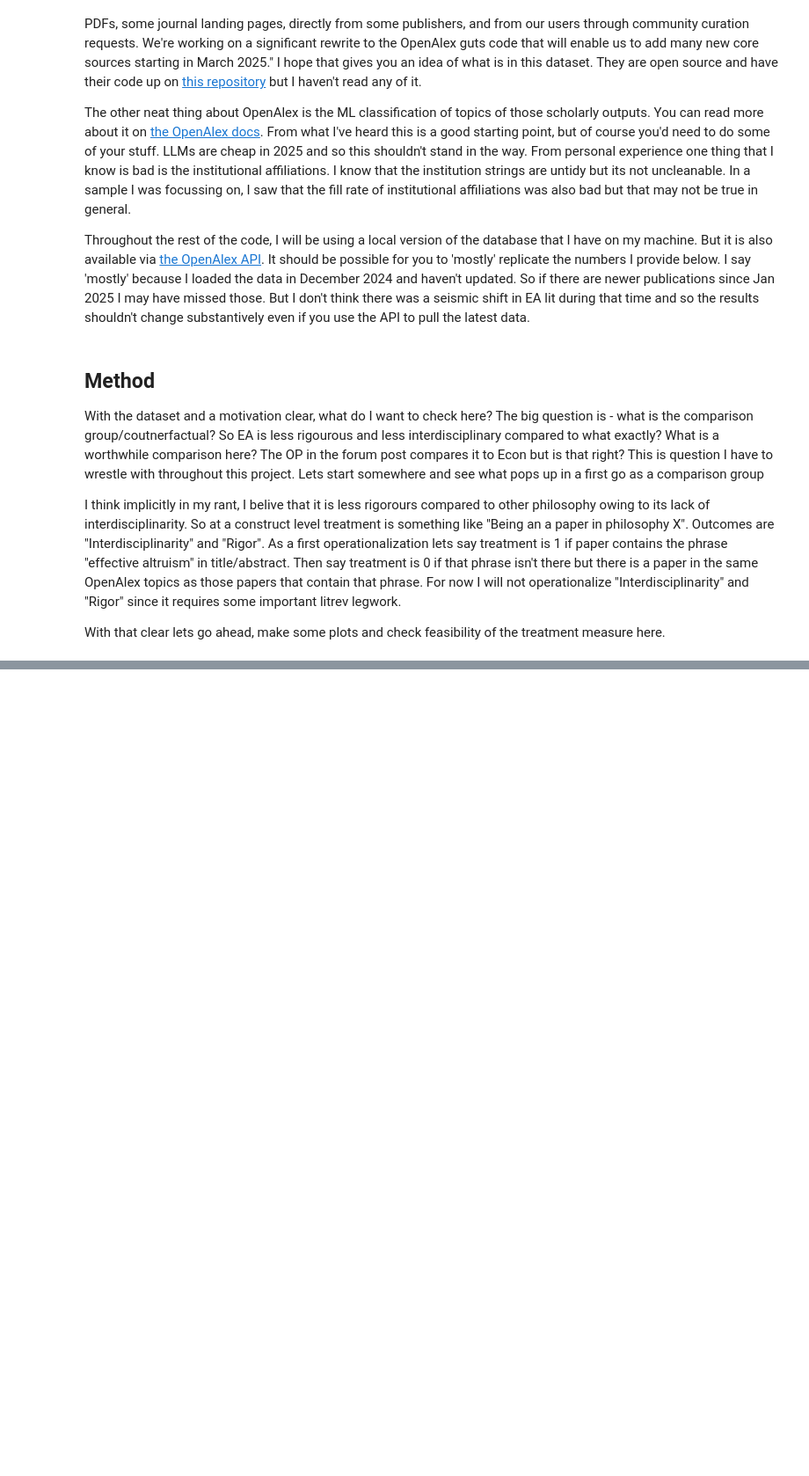
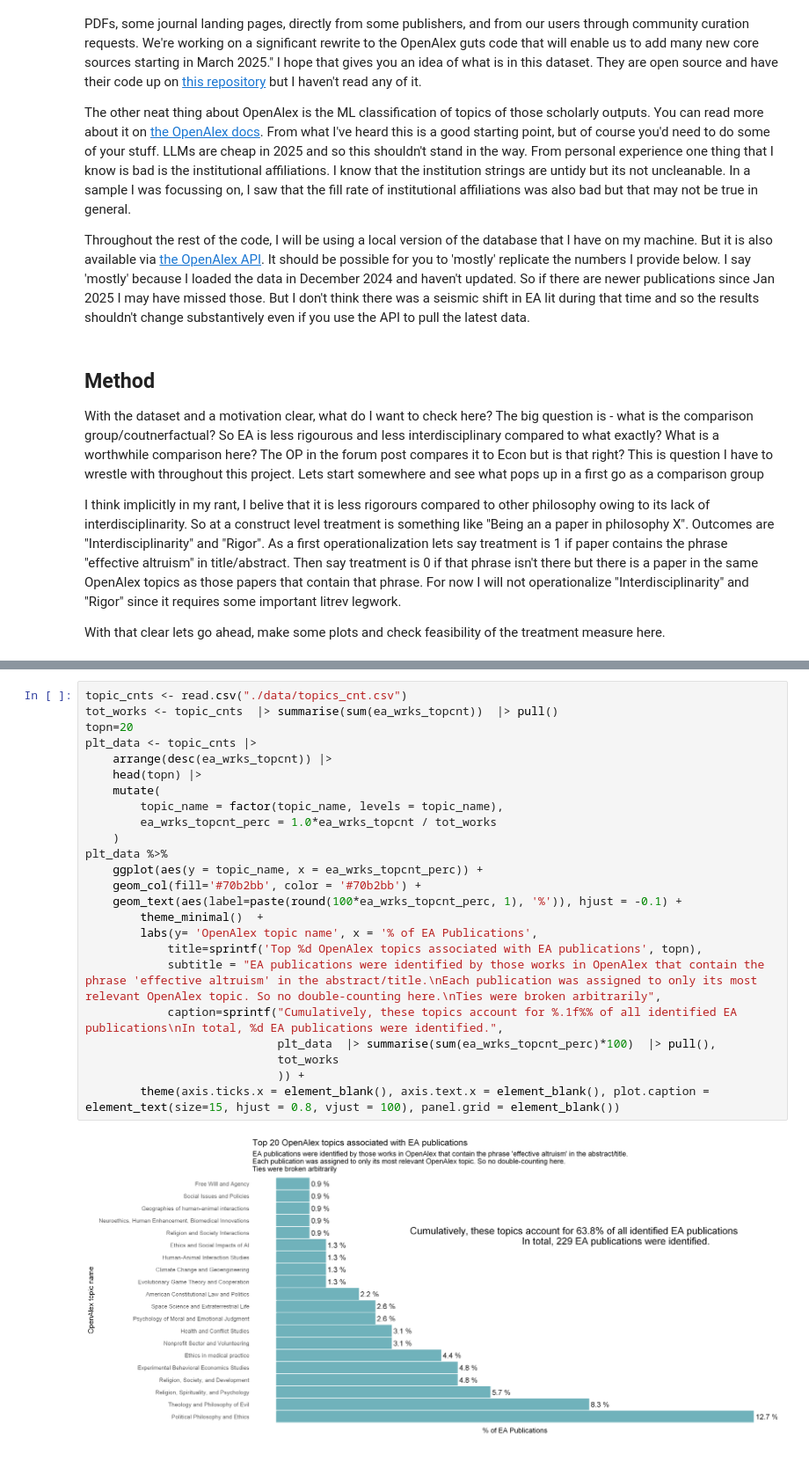
Before and after one commit to VenkiPhy6/eabiblio, a Jupyter notebook: 00_first_attempt.ipynb, the cells around one changed output, grey strips where cells are left out. Shown: that part at 88% size. Cells and saved outputs as stored; diff of their text form; blank space fills up the shorter version.

```diff
--- a/00_first_attempt.ipynb
+++ b/00_first_attempt.ipynb
@@ -41,0 +275,26 @@ RuntimeError: Query interrupted
+# %%
+topic_cnts <- read.csv("./data/topics_cnt.csv")
+tot_works <- topic_cnts  |> summarise(sum(ea_wrks_topcnt))  |> pull()
+topn=20
+plt_data <- topic_cnts |>
+    arrange(desc(ea_wrks_topcnt)) |>
+    head(topn) |>
+    mutate(
+        topic_name = factor(topic_name, levels = topic_name),
+        ea_wrks_topcnt_perc = 1.0*ea_wrks_topcnt / tot_works
+    )
+plt_data %>%
+    ggplot(aes(y = topic_name, x = ea_wrks_topcnt_perc)) +
+    geom_col(fill='#70b2bb', color = '#70b2bb') +
+    geom_text(aes(label=paste(round(100*ea_wrks_topcnt_perc, 1), '%')), hjust = -0.1) +
+        theme_minimal()  +
+        labs(y= 'OpenAlex topic name', x = '% of EA Publications',
+            title=sprintf('Top %d OpenAlex topics associated with EA publications', topn),
+            subtitle = "EA publications were identified by those works in OpenAlex that contain the phrase 'effective altruism' in the abstract/title.\nEach publication was assigned to only its most relevant OpenAlex topic. So no double-counting here.\nTies were broken arbitrarily",
+            caption=sprintf("Cumulatively, these topics account for %.1f%% of all identified EA publications\nIn total, %d EA publications were identified.",
+                            plt_data  |> summarise(sum(ea_wrks_topcnt_perc)*100)  |> pull(),
+                            tot_works
+                            )) +
+        theme(axis.ticks.x = element_blank(), axis.text.x = element_blank(), plot.caption = element_text(size=15, hjust = 0.8, vjust = 100), panel.grid = element_blank())
+# %% [output]
+[figure, added]
```
Also changed, not shown: parts of 30 cells of this notebook, 3 other files.
